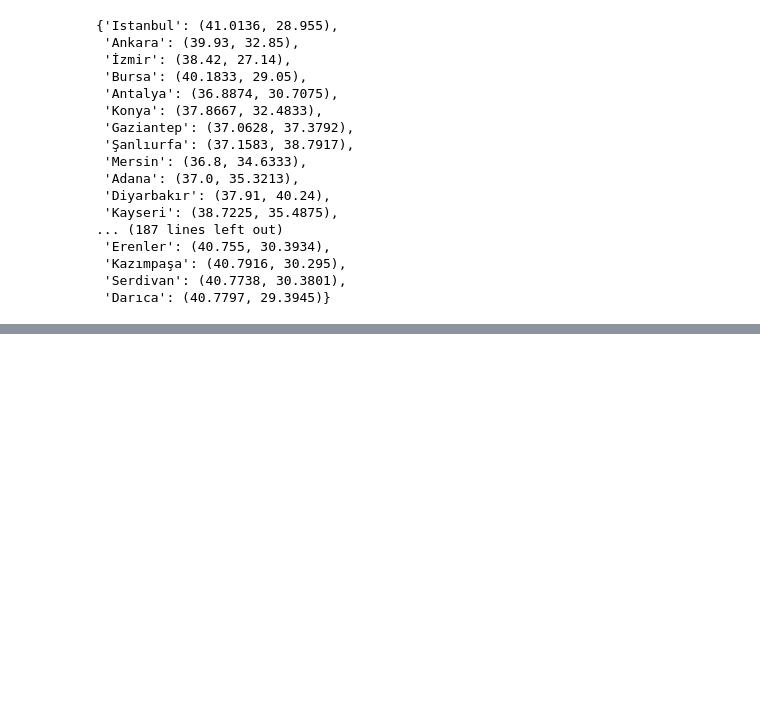
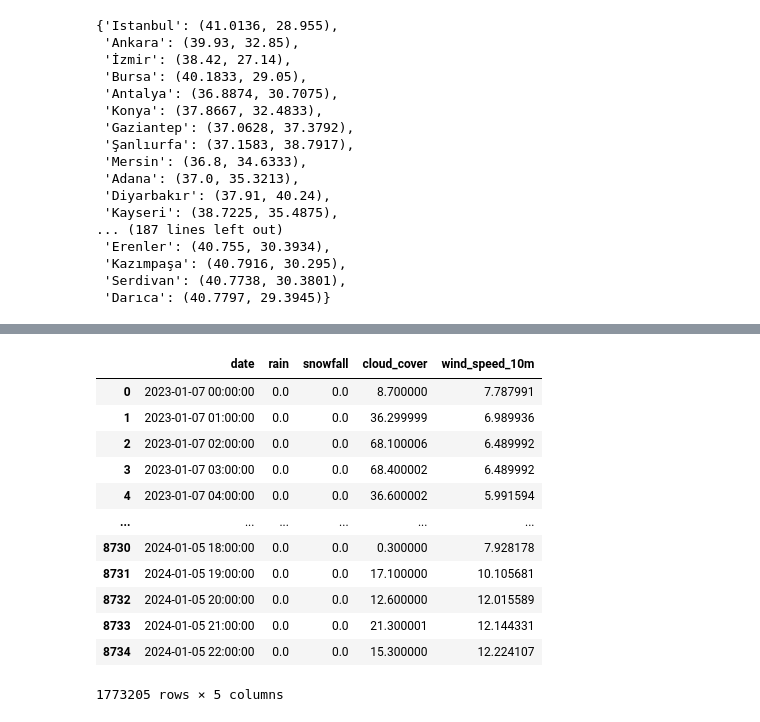
Before and after one commit to jbouveret18/Deep_Weather, a Jupyter notebook: Code.ipynb, the cells around one changed output, grey strips where cells are left out. Drawn from its saved outputs; the diff is of its cells as text; code cells hidden in the pictures; blank space fills up the shorter version.

```diff
--- a/Code.ipynb
+++ b/Code.ipynb
@@ -168,0 +217,18 @@ Timezone difference to GMT+0 0 s
+# %%
+# Splitting features and labels
+X = data_frame[selected_features.columns]  # Features
+X
+# %% [output]
+|  | date | rain | snowfall | cloud_cover | wind_speed_10m |
+| 0 | 2023-01-07 00:00:00 | 0.0 | 0.0 | 8.700000 | 7.787991 |
+| 1 | 2023-01-07 01:00:00 | 0.0 | 0.0 | 36.299999 | 6.989936 |
+| 2 | 2023-01-07 02:00:00 | 0.0 | 0.0 | 68.100006 | 6.489992 |
+| 3 | 2023-01-07 03:00:00 | 0.0 | 0.0 | 68.400002 | 6.489992 |
+| 4 | 2023-01-07 04:00:00 | 0.0 | 0.0 | 36.600002 | 5.991594 |
+| ... | ... | ... | ... | ... | ... |
+| 8730 | 2024-01-05 18:00:00 | 0.0 | 0.0 | 0.300000 | 7.928178 |
+| 8731 | 2024-01-05 19:00:00 | 0.0 | 0.0 | 17.100000 | 10.105681 |
+| 8732 | 2024-01-05 20:00:00 | 0.0 | 0.0 | 12.600000 | 12.015589 |
+| 8733 | 2024-01-05 21:00:00 | 0.0 | 0.0 | 21.300001 | 12.144331 |
+| 8734 | 2024-01-05 22:00:00 | 0.0 | 0.0 | 15.300000 | 12.224107 |
+1773205 rows × 5 columns
```
Also changed, not shown: parts of 9 cells of this notebook.
